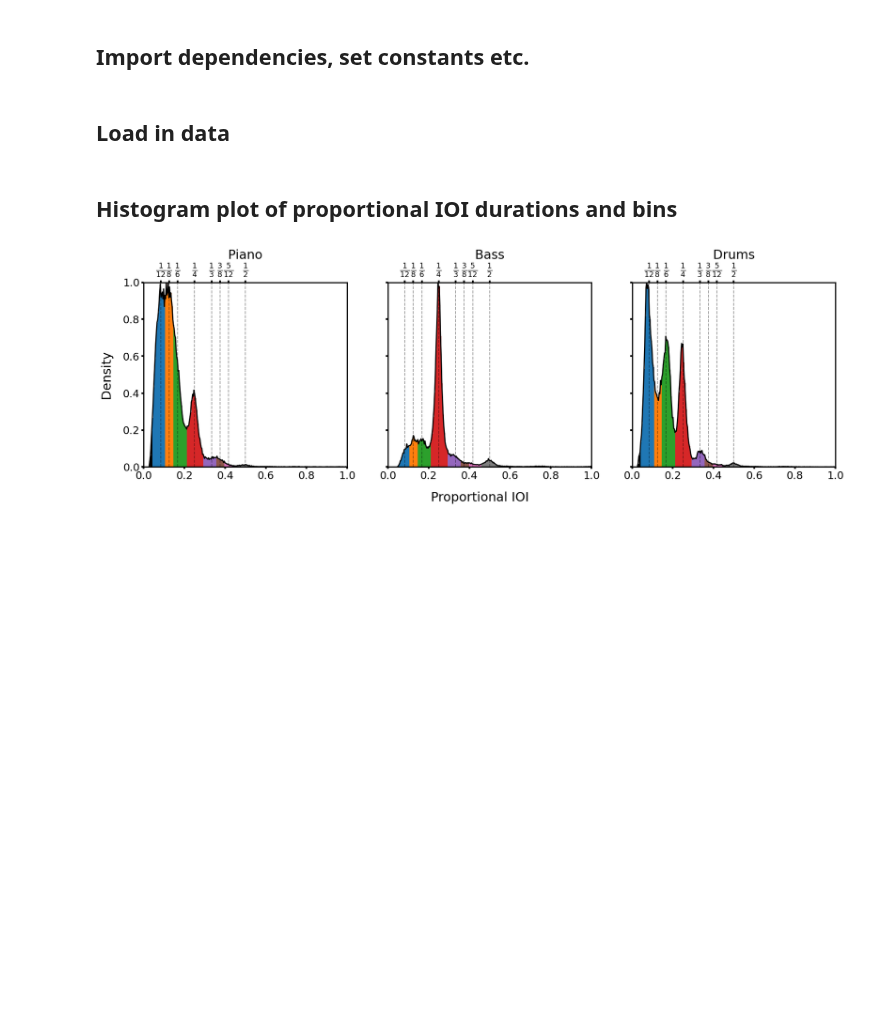
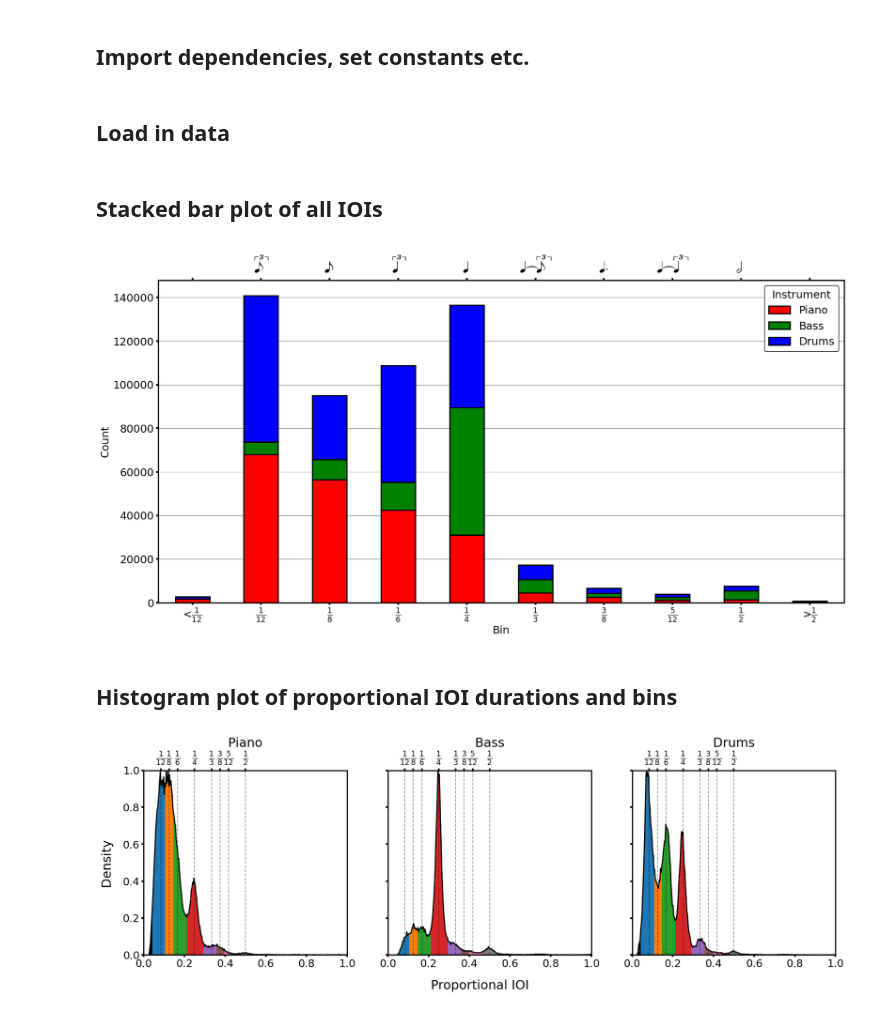
Before and after one commit to HuwCheston/Jazz-Trio-Database, a Jupyter notebook: notebooks/0.1-cheston-ioi-complexity.ipynb, the cells around one changed output. Drawn from its saved outputs; the diff is of its cells as text; code cells hidden in the pictures; blank space fills up the shorter version.

Commit message:
Updated complexity code and plots

```diff
--- a/notebooks/0.1-cheston-ioi-complexity.ipynb
+++ b/notebooks/0.1-cheston-ioi-complexity.ipynb
@@ -40,6 +40,13 @@ rhythm = (
     .loc[utils.INSTRUMENTS_TO_PERFORMER_ROLES.keys()]
     .reset_index(drop=False)
 )
+# %% [markdown]
+## Stacked bar plot of all IOIs
+# %%
+BarPlotTotalBins(rhythm).create_plot()
+plt.show()
+# %% [output]
+[figure, added]
 # %% [markdown]
 ## Histogram plot of proportional IOI durations and bins
 # %%
```
Also changed, not shown: parts of 5 cells of this notebook, 1 other file.
